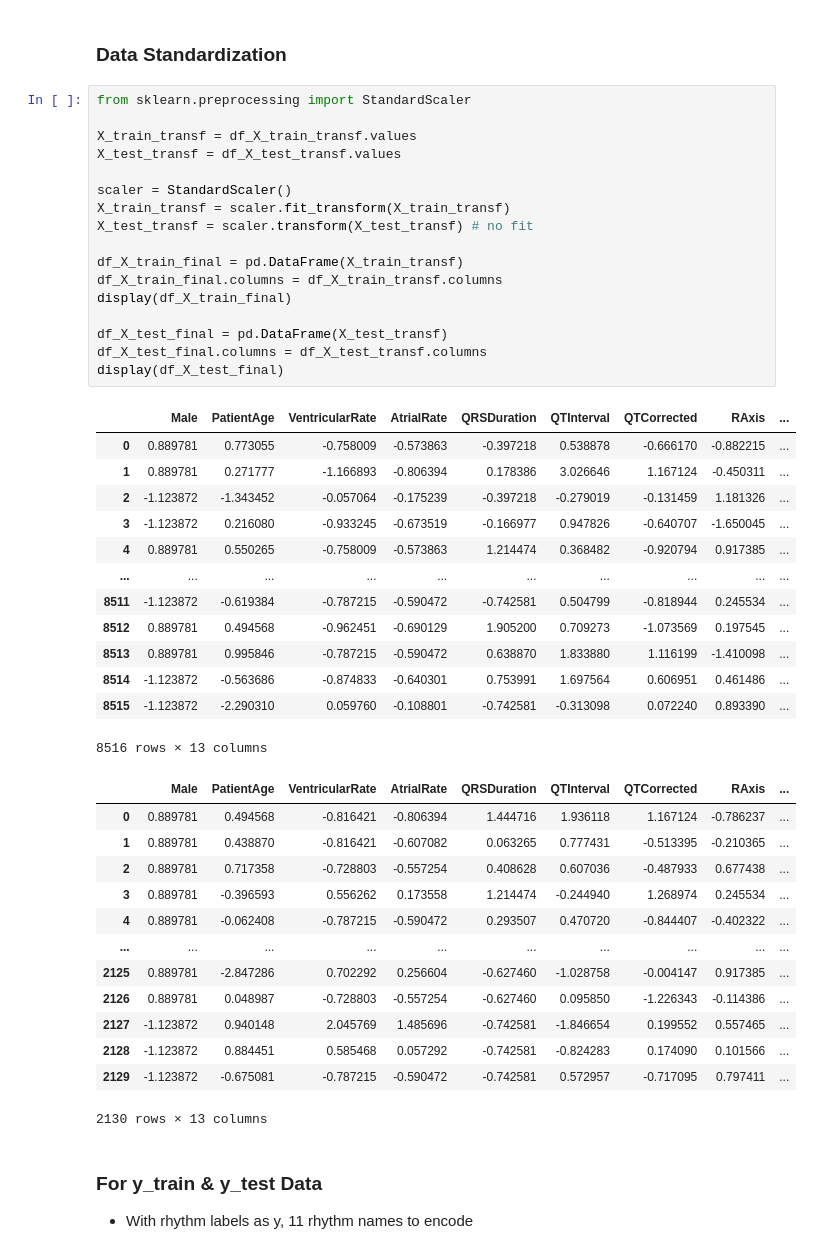
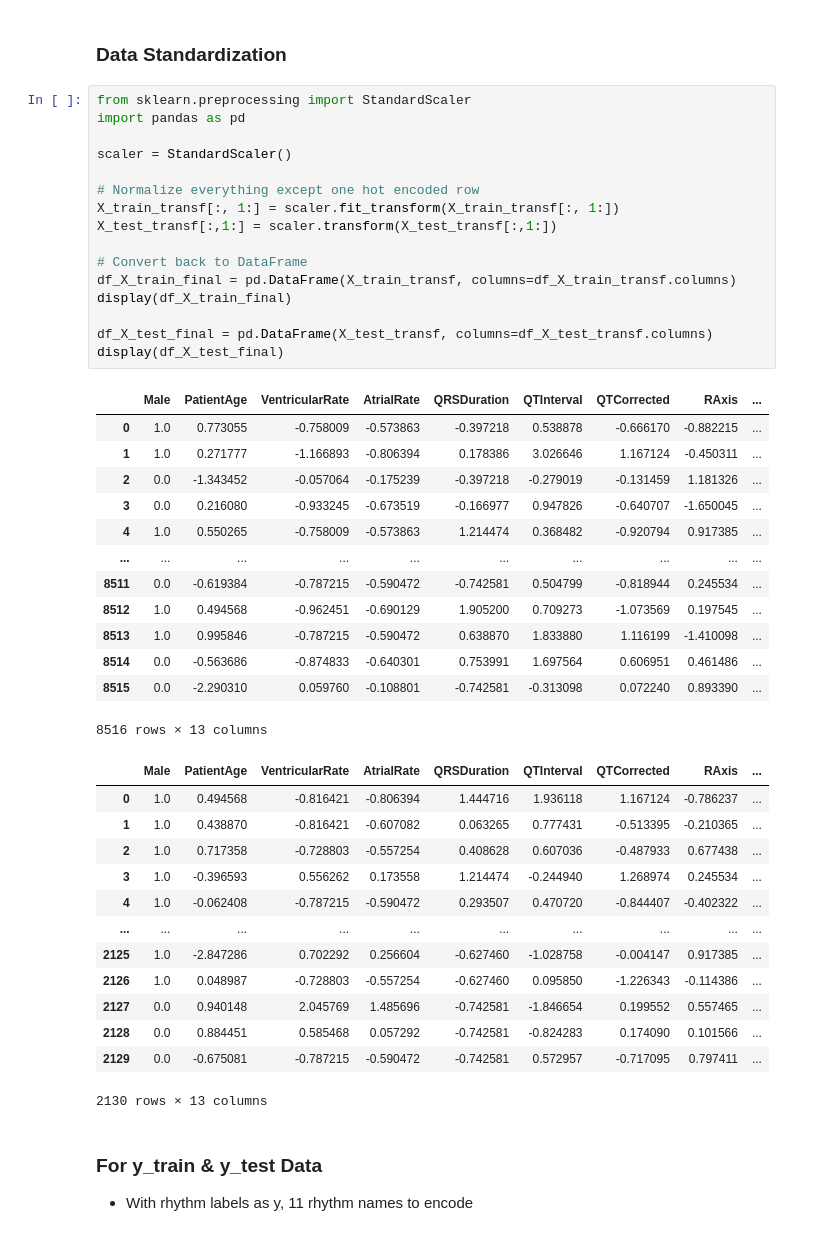
Before and after one commit to mlhbui/ml-ecg, a Jupyter notebook: src/Bui_EKG_ML_Model.ipynb, the cells around one changed output. Drawn from its saved outputs; the diff is of its cells as text.

Commit message:
FIX: data normalization

```diff
--- a/src/Bui_EKG_ML_Model.ipynb
+++ b/src/Bui_EKG_ML_Model.ipynb
@@ -317,47 +317,46 @@ display(df_X_test_transf)
 ### Data Standardization
 # %%
 from sklearn.preprocessing import StandardScaler
-
-X_train_transf = df_X_train_transf.values
-X_test_transf = df_X_test_transf.values
+import pandas as pd
 
 scaler = StandardScaler()
-X_train_transf = scaler.fit_transform(X_train_transf)
-X_test_transf = scaler.transform(X_test_transf) # no fit
 
-df_X_train_final = pd.DataFrame(X_train_transf)
-df_X_train_final.columns = df_X_train_transf.columns
+# Normalize everything except one hot encoded row
+X_train_transf[:, 1:] = scaler.fit_transform(X_train_transf[:, 1:])
+X_test_transf[:,1:] = scaler.transform(X_test_transf[:,1:])
+
+# Convert back to DataFrame
+df_X_train_final = pd.DataFrame(X_train_transf, columns=df_X_train_transf.columns)
 display(df_X_train_final)
 
-df_X_test_final = pd.DataFrame(X_test_transf)
-df_X_test_final.columns = df_X_test_transf.columns
+df_X_test_final = pd.DataFrame(X_test_transf, columns=df_X_test_transf.columns)
 display(df_X_test_final)
 # %% [output]
 |  | Male | PatientAge | VentricularRate | AtrialRate | QRSDuration | QTInterval | QTCorrected | RAxis | ... |
-| 0 | 0.889781 | 0.773055 | -0.758009 | -0.573863 | -0.397218 | 0.538878 | -0.666170 | -0.882215 | ... |
-| 1 | 0.889781 | 0.271777 | -1.166893 | -0.806394 | 0.178386 | 3.026646 | 1.167124 | -0.450311 | ... |
-| 2 | -1.123872 | -1.343452 | -0.057064 | -0.175239 | -0.397218 | -0.279019 | -0.131459 | 1.181326 | ... |
-| 3 | -1.123872 | 0.216080 | -0.933245 | -0.673519 | -0.166977 | 0.947826 | -0.640707 | -1.650045 | ... |
-| 4 | 0.889781 | 0.550265 | -0.758009 | -0.573863 | 1.214474 | 0.368482 | -0.920794 | 0.917385 | ... |
+| 0 | 1.0 | 0.773055 | -0.758009 | -0.573863 | -0.397218 | 0.538878 | -0.666170 | -0.882215 | ... |
+| 1 | 1.0 | 0.271777 | -1.166893 | -0.806394 | 0.178386 | 3.026646 | 1.167124 | -0.450311 | ... |
+| 2 | 0.0 | -1.343452 | -0.057064 | -0.175239 | -0.397218 | -0.279019 | -0.131459 | 1.181326 | ... |
+| 3 | 0.0 | 0.216080 | -0.933245 | -0.673519 | -0.166977 | 0.947826 | -0.640707 | -1.650045 | ... |
+| 4 | 1.0 | 0.550265 | -0.758009 | -0.573863 | 1.214474 | 0.368482 | -0.920794 | 0.917385 | ... |
 | ... | ... | ... | ... | ... | ... | ... | ... | ... | ... |
-| 8511 | -1.123872 | -0.619384 | -0.787215 | -0.590472 | -0.742581 | 0.504799 | -0.818944 | 0.245534 | ... |
-| 8512 | 0.889781 | 0.494568 | -0.962451 | -0.690129 | 1.905200 | 0.709273 | -1.073569 | 0.197545 | ... |
-| 8513 | 0.889781 | 0.995846 | -0.787215 | -0.590472 | 0.638870 | 1.833880 | 1.116199 | -1.410098 | ... |
-| 8514 | -1.123872 | -0.563686 | -0.874833 | -0.640301 | 0.753991 | 1.697564 | 0.606951 | 0.461486 | ... |
-| 8515 | -1.123872 | -2.290310 | 0.059760 | -0.108801 | -0.742581 | -0.313098 | 0.072240 | 0.893390 | ... |
+| 8511 | 0.0 | -0.619384 | -0.787215 | -0.590472 | -0.742581 | 0.504799 | -0.818944 | 0.245534 | ... |
+| 8512 | 1.0 | 0.494568 | -0.962451 | -0.690129 | 1.905200 | 0.709273 | -1.073569 | 0.197545 | ... |
+| 8513 | 1.0 | 0.995846 | -0.787215 | -0.590472 | 0.638870 | 1.833880 | 1.116199 | -1.410098 | ... |
+| 8514 | 0.0 | -0.563686 | -0.874833 | -0.640301 | 0.753991 | 1.697564 | 0.606951 | 0.461486 | ... |
+| 8515 | 0.0 | -2.290310 | 0.059760 | -0.108801 | -0.742581 | -0.313098 | 0.072240 | 0.893390 | ... |
 8516 rows × 13 columns
 |  | Male | PatientAge | VentricularRate | AtrialRate | QRSDuration | QTInterval | QTCorrected | RAxis | ... |
-| 0 | 0.889781 | 0.494568 | -0.816421 | -0.806394 | 1.444716 | 1.936118 | 1.167124 | -0.786237 | ... |
-| 1 | 0.889781 | 0.438870 | -0.816421 | -0.607082 | 0.063265 | 0.777431 | -0.513395 | -0.210365 | ... |
-| 2 | 0.889781 | 0.717358 | -0.728803 | -0.557254 | 0.408628 | 0.607036 | -0.487933 | 0.677438 | ... |
-| 3 | 0.889781 | -0.396593 | 0.556262 | 0.173558 | 1.214474 | -0.244940 | 1.268974 | 0.245534 | ... |
-| 4 | 0.889781 | -0.062408 | -0.787215 | -0.590472 | 0.293507 | 0.470720 | -0.844407 | -0.402322 | ... |
+| 0 | 1.0 | 0.494568 | -0.816421 | -0.806394 | 1.444716 | 1.936118 | 1.167124 | -0.786237 | ... |
+| 1 | 1.0 | 0.438870 | -0.816421 | -0.607082 | 0.063265 | 0.777431 | -0.513395 | -0.210365 | ... |
+| 2 | 1.0 | 0.717358 | -0.728803 | -0.557254 | 0.408628 | 0.607036 | -0.487933 | 0.677438 | ... |
+| 3 | 1.0 | -0.396593 | 0.556262 | 0.173558 | 1.214474 | -0.244940 | 1.268974 | 0.245534 | ... |
+| 4 | 1.0 | -0.062408 | -0.787215 | -0.590472 | 0.293507 | 0.470720 | -0.844407 | -0.402322 | ... |
 | ... | ... | ... | ... | ... | ... | ... | ... | ... | ... |
-| 2125 | 0.889781 | -2.847286 | 0.702292 | 0.256604 | -0.627460 | -1.028758 | -0.004147 | 0.917385 | ... |
-| 2126 | 0.889781 | 0.048987 | -0.728803 | -0.557254 | -0.627460 | 0.095850 | -1.226343 | -0.114386 | ... |
-| 2127 | -1.123872 | 0.940148 | 2.045769 | 1.485696 | -0.742581 | -1.846654 | 0.199552 | 0.557465 | ... |
-| 2128 | -1.123872 | 0.884451 | 0.585468 | 0.057292 | -0.742581 | -0.824283 | 0.174090 | 0.101566 | ... |
-| 2129 | -1.123872 | -0.675081 | -0.787215 | -0.590472 | -0.742581 | 0.572957 | -0.717095 | 0.797411 | ... |
+| 2125 | 1.0 | -2.847286 | 0.702292 | 0.256604 | -0.627460 | -1.028758 | -0.004147 | 0.917385 | ... |
+| 2126 | 1.0 | 0.048987 | -0.728803 | -0.557254 | -0.627460 | 0.095850 | -1.226343 | -0.114386 | ... |
+| 2127 | 0.0 | 0.940148 | 2.045769 | 1.485696 | -0.742581 | -1.846654 | 0.199552 | 0.557465 | ... |
+| 2128 | 0.0 | 0.884451 | 0.585468 | 0.057292 | -0.742581 | -0.824283 | 0.174090 | 0.101566 | ... |
+| 2129 | 0.0 | -0.675081 | -0.787215 | -0.590472 | -0.742581 | 0.572957 | -0.717095 | 0.797411 | ... |
 2130 rows × 13 columns
 # %% [markdown]
 ### For y_train & y_test Data
```
Also changed, not shown: parts of 6 cells of this notebook.
